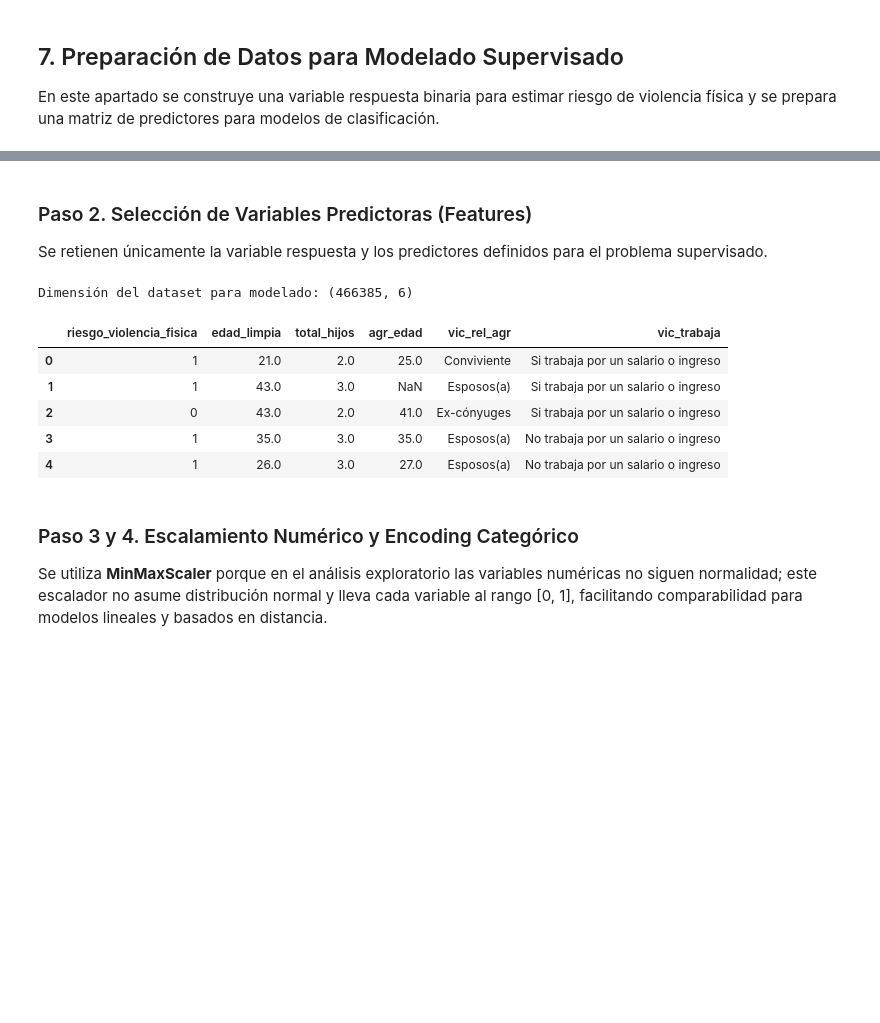
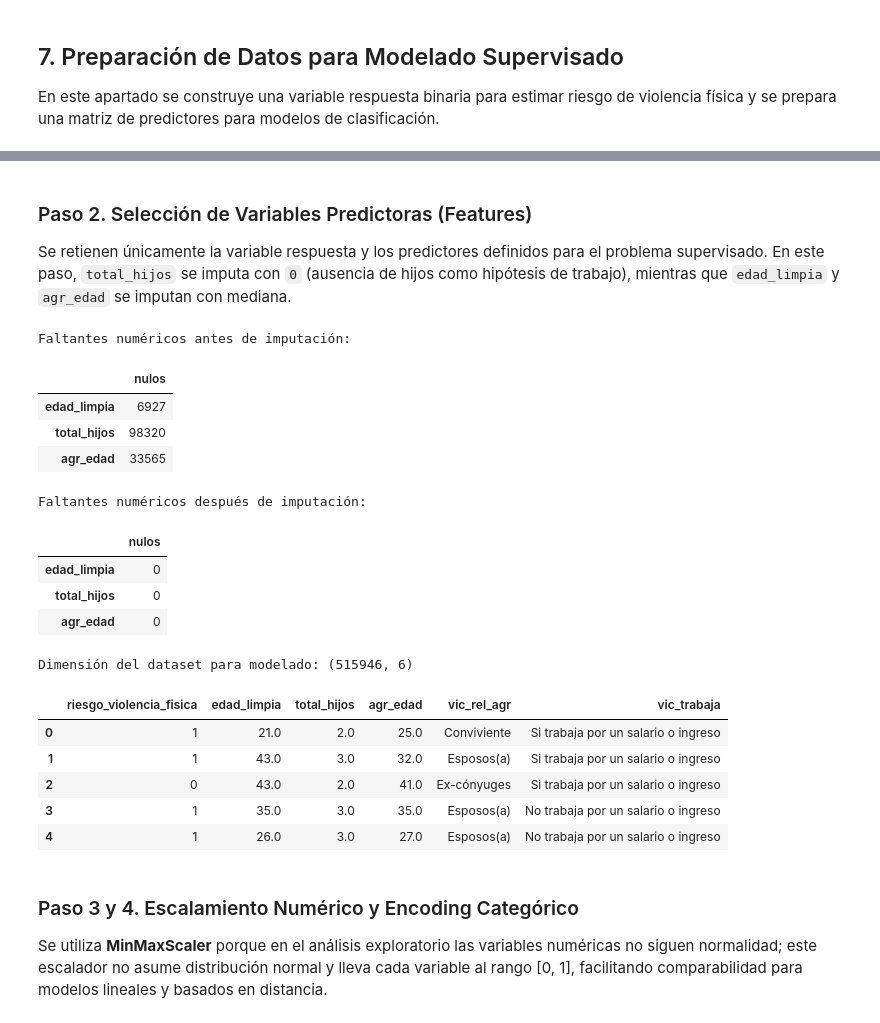
Before and after one commit to MEN-GUE/proyecto_01_mineria_datos, a Jupyter notebook: Cuaderno Jupyter para Analisis/Analisis_Violencia_INE.ipynb, the cells around one changed output, grey strips where cells are left out. Drawn from its saved outputs; the diff is of its cells as text; code cells hidden in the pictures; blank space fills up the shorter version.

```diff
--- a/Cuaderno Jupyter para Analisis/Analisis_Violencia_INE.ipynb
+++ b/Cuaderno Jupyter para Analisis/Analisis_Violencia_INE.ipynb
@@ -55,7 +55,9 @@ pd.set_option("display.width", 160)
 # %%
 # 2) Definición de rutas de la base de datos
 candidate_paths = [
-    Path("Base_Violencia_INE_Unificada_LIMPIA.csv")
+    Path("Base_Violencia_INE_Unificada_LIMPIA.csv"),
+    Path("data/raw/Base_Violencia_INE_Unificada_LIMPIA.csv"),
+    Path("../data/raw/Base_Violencia_INE_Unificada_LIMPIA.csv"),
 ]
 
 DATA_PATH = None
@@ -289,11 +293,24 @@ Criterio aplicado sobre `hec_tipagre`:
 - Valores nulos y categorías fuera de este conjunto (por ejemplo, Otros) se asignan como `NaN` para excluirse del entrenamiento supervisado.
 # %%
 import unicodedata
+
+def reparar_mojibake(texto):
+    if pd.isna(texto):
+        return np.nan
+    s = str(texto)
+    # Corrige casos típicos como 'PsicolÃ³gica' -> 'Psicológica'.
+    if "Ã" in s or "Â" in s:
+        try:
+            return s.encode("latin1").decode("utf-8")
+        except (UnicodeEncodeError, UnicodeDecodeError):
+            return s
+    return s
 
 def normalizar_texto_categoria(x):
     if pd.isna(x):
         return np.nan
-    txt = str(x).strip().lower()
+    txt = reparar_mojibake(x)
+    txt = str(txt).strip().lower()
     txt = "".join(ch for ch in unicodedata.normalize("NFKD", txt) if not unicodedata.combining(ch))
     txt = re.sub(r"\s+", " ", txt)
     return txt
@@ -302,11 +319,20 @@ categorias_riesgo_alto = {
     "fisica",
     "fisica-psicologica",
     "fisica-psicologica-patrimonial",
+    "fisica-sexual",
+    "fisica-psicologica-sexual",
+    "fisica-patrimonial",
+    "fisica-sexual-patrimonial",
+    "fisica-psicologica-sexual-patrimonial",
 }
 
 categorias_riesgo_bajo = {
     "psicologica",
     "psicologica-patrimonial",
+    "psicologica-sexual",
+    "psicologica-sexual-patrimonial",
+    "sexual",
+    "sexual-patrimonial",
     "patrimonial",
 }
 
@@ -326,7 +352,7 @@ print("Ejemplos de categorías no mapeadas (incluye posibles 'otros'):")
 display(
     df.loc[df["riesgo_violencia_fisica"].isna(), "hec_tipagre"]
       .value_counts(dropna=False)
-      .head(10)
+      .head(15)
       .rename("conteo")
       .to_frame()
 )
@@ -354,32 +369,58 @@ Ejemplos de categorías no mapeadas (incluye posibles 'otros'):
 ### Paso 2. Selección de Variables Predictoras (Features)
 
 Se retienen únicamente la variable respuesta y los predictores definidos para el problema supervisado.
+En este paso, `total_hijos` se imputa con `0` (ausencia de hijos como hipótesis de trabajo), mientras que `edad_limpia` y `agr_edad` se imputan con mediana.
 # %%
 columnas_modelo = [
     "riesgo_violencia_fisica",
     "edad_limpia",
     "total_hijos",
     "agr_edad",
     "vic_rel_agr",
     "vic_trabaja",
 ]
 
 df_modelo = df[columnas_modelo].copy()
 
 # Para modelado supervisado se excluyen registros sin etiqueta binaria válida.
 df_modelo = df_modelo.dropna(subset=["riesgo_violencia_fisica"]).copy()
 df_modelo["riesgo_violencia_fisica"] = df_modelo["riesgo_violencia_fisica"].astype(int)
 
+variables_numericas = ["edad_limpia", "total_hijos", "agr_edad"]
+
+print("Faltantes numéricos antes de imputación:")
+display(df_modelo[variables_numericas].isna().sum().rename("nulos").to_frame())
+
+# Regla específica para total_hijos: nulos -> 0
+df_modelo["total_hijos"] = df_modelo["total_hijos"].fillna(0)
+
+# Para edad_limpia y agr_edad se usa imputación por mediana.
+for col in ["edad_limpia", "agr_edad"]:
+    df_modelo[col] = df_modelo[col].fillna(df_modelo[col].median())
+
+print("Faltantes numéricos después de imputación:")
+display(df_modelo[variables_numericas].isna().sum().rename("nulos").to_frame())
+
 print("Dimensión del dataset para modelado:", df_modelo.shape)
 display(df_modelo.head())
 # %% [output]
-Dimensión del dataset para modelado: (466385, 6)
+Faltantes numéricos antes de imputación:
-|  | riesgo_violencia_fisica | edad_limpia | total_hijos | agr_edad | vic_rel_agr | vic_trabaja |
-| 0 | 1 | 21.0 | 2.0 | 25.0 | Conviviente | Si trabaja por un salario o ingreso |
-| 1 | 1 | 43.0 | 3.0 | NaN | Esposos(a) | Si trabaja por un salario o ingreso |
-| 2 | 0 | 43.0 | 2.0 | 41.0 | Ex-cónyuges | Si trabaja por un salario o ingreso |
-| 3 | 1 | 35.0 | 3.0 | 35.0 | Esposos(a) | No trabaja por un salario o ingreso |
-| 4 | 1 | 26.0 | 3.0 | 27.0 | Esposos(a) | No trabaja por un salario o ingreso |
+|  | nulos |
+| edad_limpia | 6927 |
+| total_hijos | 98320 |
+| agr_edad | 33565 |
+Faltantes numéricos después de imputación:
+|  | nulos |
+| edad_limpia | 0 |
+| total_hijos | 0 |
+| agr_edad | 0 |
+Dimensión del dataset para modelado: (515946, 6)
+|  | riesgo_violencia_fisica | edad_limpia | total_hijos | agr_edad | vic_rel_agr | vic_trabaja |
+| 0 | 1 | 21.0 | 2.0 | 25.0 | Conviviente | Si trabaja por un salario o ingreso |
+| 1 | 1 | 43.0 | 3.0 | 32.0 | Esposos(a) | Si trabaja por un salario o ingreso |
+| 2 | 0 | 43.0 | 2.0 | 41.0 | Ex-cónyuges | Si trabaja por un salario o ingreso |
+| 3 | 1 | 35.0 | 3.0 | 35.0 | Esposos(a) | No trabaja por un salario o ingreso |
+| 4 | 1 | 26.0 | 3.0 | 27.0 | Esposos(a) | No trabaja por un salario o ingreso |
 # %% [markdown]
 ### Paso 3 y 4. Escalamiento Numérico y Encoding Categórico
 
```
Also changed, not shown: parts of 4 cells of this notebook.
